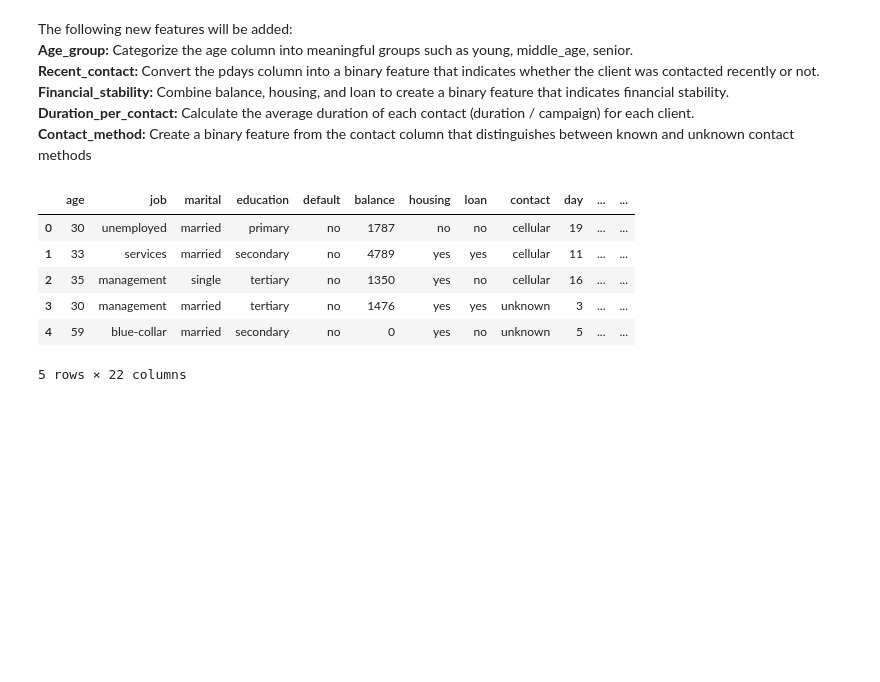
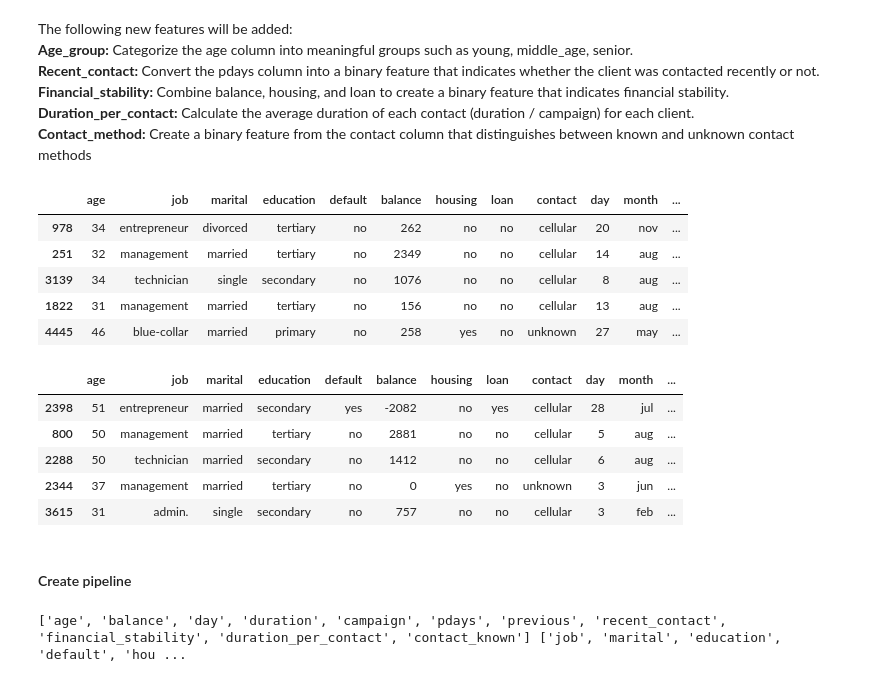
Before and after one commit to acheampongmaa/Bank-Term-Deposit-Prediction, a Jupyter notebook: main_codes.ipynb, the cells around one changed output. Cells and saved outputs as stored; diff of their text form; code cells hidden in the pictures; blank space fills up the shorter version.

```diff
--- a/main_codes.ipynb
+++ b/main_codes.ipynb
@@ -209,0 +281,4 @@ The target variable 'y' is imbalanced.
+# %%
+#  change values in target column into numerical data
+data['y'] = (data['y'] == 'yes').astype(bool).astype(int)
+data['y'].unique()
@@ -209,0 +287,13 @@ The target variable 'y' is imbalanced.
+# %%
+# Use train_test_split with a random_state, and add stratify for Classification
+
+#spliting data into  80% train and  20% test
+
+train, test = train_test_split(data, test_size=0.2, random_state=42)
+# %%
+# create features and targets from the train and test
+X_train = train.drop(columns=['y'])
+y_train = train['y'].copy()
+
+X_test = test.drop(columns=['y'])
+y_test = test['y'].copy()
@@ -224,11 +325,14 @@ def categorize_age(age):
     else:
         return 'senior'
 
-#Apply the function to the age column
-data['age_group'] = data['age'].apply(categorize_age)
+# Apply the function to the age column
+X_train['age_group'] = X_train['age'].apply(categorize_age)
+X_test['age_group'] = X_test['age'].apply(categorize_age)
 
-# 2. Recent Contact
-data['recent_contact'] = (data['pdays'] != -1).astype(int)
+
+#  2. Recent Contact
+X_train['recent_contact'] = (X_train['pdays'] != -1).astype(int)
+X_test['recent_contact'] = (X_test['pdays'] != -1).astype(int)
 
 # 3. Financial Stability
 def compute_financial_stability(row):
@@ -236,23 +340,42 @@ def compute_financial_stability(row):
         return 1
     else:
         return 0
-data['financial_stability'] = data.apply(compute_financial_stability, axis=1)
+X_train['financial_stability'] = X_train.apply(compute_financial_stability, axis=1)
+X_test['financial_stability'] = X_test.apply(compute_financial_stability, axis=1)
+
 
 # 4. Duration per Contact
-data['duration_per_contact'] = data['duration'] / data['campaign']
-data['duration_per_contact'] = data['duration_per_contact'].fillna(0)
+X_train['duration_per_contact'] = X_train['duration'] / X_train['campaign']
+X_test['duration_per_contact'] = X_test['duration'] / X_test['campaign']
+
+X_train['duration_per_contact'] = X_train['duration_per_contact'].fillna(0)
+X_test['duration_per_contact'] = X_test['duration_per_contact'].fillna(0)
 
 
 # 5. Contact Method
-data['contact_known'] = data['contact'].map({'telephone': 1, 'cellular': 1, 'unknown': 0})
+X_train['contact_known'] = X_train['contact'].map({'telephone': 1, 'cellular': 1, 'unknown': 0})
+X_test['contact_known'] = X_test['contact'].map({'telephone': 1, 'cellular': 1, 'unknown': 0})
 # %%
 #checking dataset with added features
-data.head()
+pd.set_option('display.max_columns', None)
+X_train.head()
 # %% [output]
-|  | age | job | marital | education | default | balance | housing | loan | contact | day | ... | ... |
-| 0 | 30 | unemployed | married | primary | no | 1787 | no | no | cellular | 19 | ... | ... |
-| 1 | 33 | services | married | secondary | no | 4789 | yes | yes | cellular | 11 | ... | ... |
-| 2 | 35 | management | single | tertiary | no | 1350 | yes | no | cellular | 16 | ... | ... |
-| 3 | 30 | management | married | tertiary | no | 1476 | yes | yes | unknown | 3 | ... | ... |
-| 4 | 59 | blue-collar | married | secondary | no | 0 | yes | no | unknown | 5 | ... | ... |
+|  | age | job | marital | education | default | balance | housing | loan | contact | day | month | ... |
+| 978 | 34 | entrepreneur | divorced | tertiary | no | 262 | no | no | cellular | 20 | nov | ... |
+| 251 | 32 | management | married | tertiary | no | 2349 | no | no | cellular | 14 | aug | ... |
+| 3139 | 34 | technician | single | secondary | no | 1076 | no | no | cellular | 8 | aug | ... |
+| 1822 | 31 | management | married | tertiary | no | 156 | no | no | cellular | 13 | aug | ... |
+| 4445 | 46 | blue-collar | married | primary | no | 258 | yes | no | unknown | 27 | may | ... |
-5 rows × 22 columns
+# %%
+#checking dataset with added features
+pd.set_option('display.max_columns', None)
+X_test.head()
+# %% [output]
+|  | age | job | marital | education | default | balance | housing | loan | contact | day | month | ... |
+| 2398 | 51 | entrepreneur | married | secondary | yes | -2082 | no | yes | cellular | 28 | jul | ... |
+| 800 | 50 | management | married | tertiary | no | 2881 | no | no | cellular | 5 | aug | ... |
+| 2288 | 50 | technician | married | secondary | no | 1412 | no | no | cellular | 6 | aug | ... |
+| 2344 | 37 | management | married | tertiary | no | 0 | yes | no | unknown | 3 | jun | ... |
+| 3615 | 31 | admin. | single | secondary | no | 757 | no | no | cellular | 3 | feb | ... |
+# %% [markdown]
+#### Create pipeline
@@ -258,0 +390,7 @@ data.head()
+# %%
+# create variables to hold numerical and categorical columns
+num_attribs = list(train_num_cols)
+cat_attribs = list(train_cat_cols)
+print(num_attribs, cat_attribs)
+# %% [output]
+['age', 'balance', 'day', 'duration', 'campaign', 'pdays', 'previous', 'recent_contact', 'financial_stability', 'duration_per_contact', 'contact_known'] ['job', 'marital', 'education', 'default', 'hou ...
```
Also changed, not shown: parts of 61 cells of this notebook.
